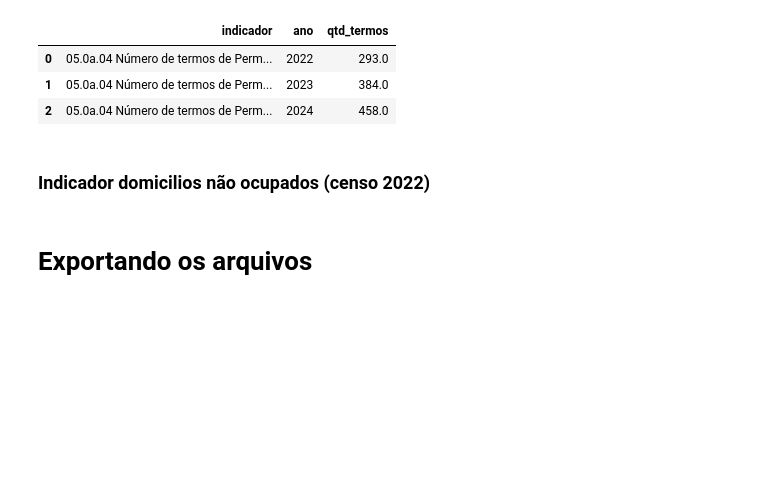
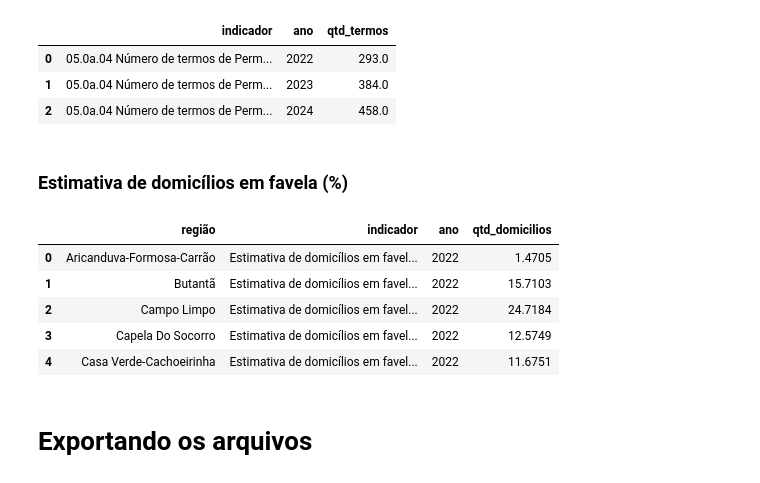
Before and after one commit to ObservatorioPoliticasTCM/datasp-dados, a Jupyter notebook: notebooks_outputs/urbanismo/05 ObservaSampa - extração.ipynb, the cells around one changed output. Saved outputs shown, nothing was run; the diff lists cells and outputs as text; code cells hidden in the pictures; blank space fills up the shorter version.

```diff
--- a/notebooks_outputs/urbanismo/05 ObservaSampa - extração.ipynb
+++ b/notebooks_outputs/urbanismo/05 ObservaSampa - extração.ipynb
@@ -197,8 +203,18 @@ df_tpu.head()
 | 0 | 05.0a.04 Número de termos de Perm... | 2022 | 293.0 |
 | 1 | 05.0a.04 Número de termos de Perm... | 2023 | 384.0 |
 | 2 | 05.0a.04 Número de termos de Perm... | 2024 | 458.0 |
-# %% [markdown]
-### Indicador domicilios não ocupados (censo 2022)
+# %% [markdown]
+### Estimativa de domicílios em favela (%)
+# %%
+df_edf = pipeline_completa('indicador_edf')
+df_edf.head()
+# %% [output]
+|  | região | indicador | ano | qtd_domicilios |
+| 0 | Aricanduva-Formosa-Carrão | Estimativa de domicílios em favel... | 2022 | 1.4705 |
+| 1 | Butantã | Estimativa de domicílios em favel... | 2022 | 15.7103 |
+| 2 | Campo Limpo | Estimativa de domicílios em favel... | 2022 | 24.7184 |
+| 3 | Capela Do Socorro | Estimativa de domicílios em favel... | 2022 | 12.5749 |
+| 4 | Casa Verde-Cachoeirinha | Estimativa de domicílios em favel... | 2022 | 11.6751 |
 # %% [markdown]
 # Exportando os arquivos
 # %% [markdown]
```
Also changed, not shown: parts of 7 cells of this notebook, 3 other files.
